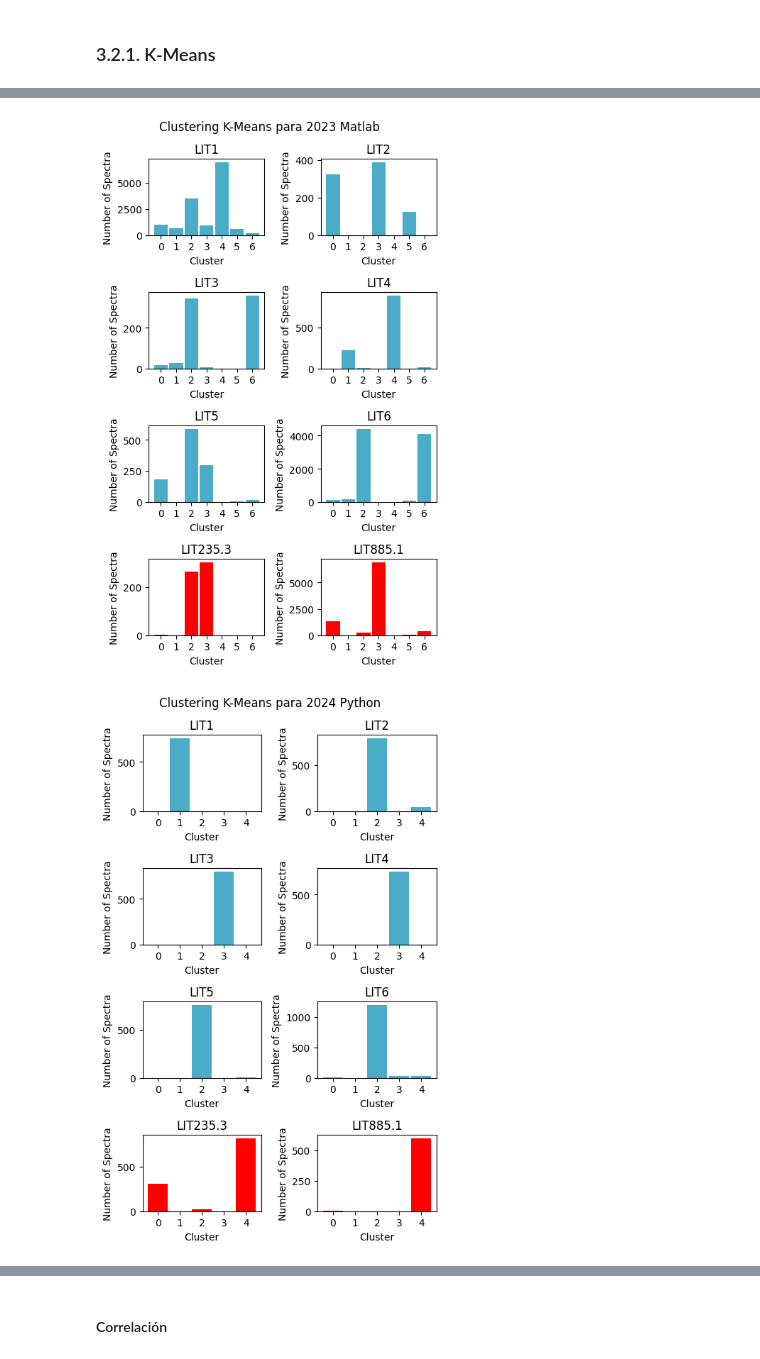
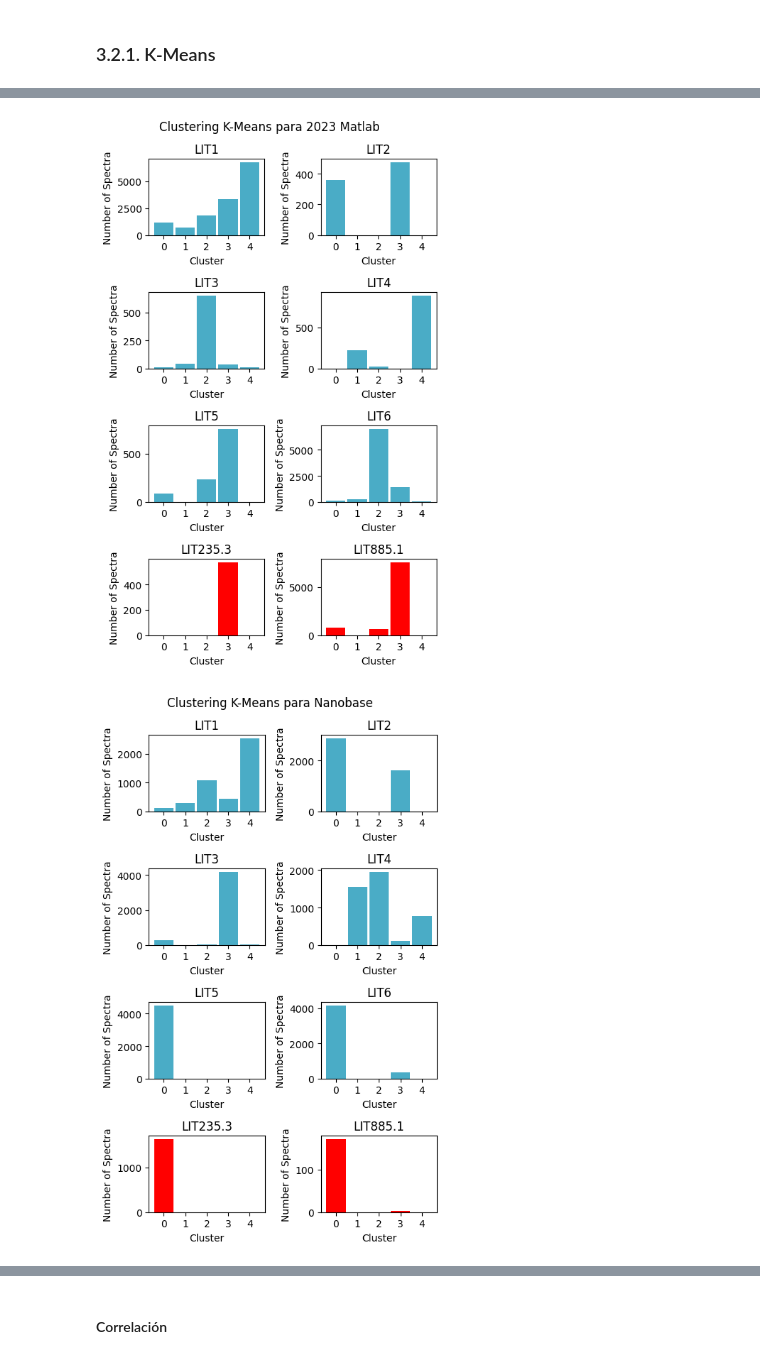
Before and after one commit to andreaperezasen/TFM-ML-Raman-Conchas-Arqueologicas, a Jupyter notebook: Code/Notebooks/main.ipynb, the cells around one changed output, grey strips where cells are left out. Cells and saved outputs as stored; diff of their text form; code cells hidden in the pictures.

```diff
--- a/Code/Notebooks/main.ipynb
+++ b/Code/Notebooks/main.ipynb
@@ -342,16 +342,16 @@ def clustering_K_Means(data, n_clusters):
 
 data_sonda_2024_Matlab_copy = data_sonda_2024_Matlab.copy()
 data_sonda_2023_Matlab_copy = data_sonda_2023_Matlab.copy()
-data_sonda_2024_Python_copy = data_sonda_2024_Python.copy()
+# data_sonda_2024_Python_copy = data_sonda_2024_Python.copy()
 data_nanobase_copy = data_nanobase.copy()
 
 data_sonda_2024_Matlab_copy, tiempo_2024_Matlab_KMeans = clustering_K_Means(data_sonda_2024_Matlab_copy, 5)
-data_sonda_2023_Matlab_copy, tiempo_2023_Matlab_KMeans = clustering_K_Means(data_sonda_2023_Matlab_copy, 7)
-data_sonda_2024_Python_copy, tiempo_2024_Python_Kmeans = clustering_K_Means(data_sonda_2024_Python_copy, 5)
+data_sonda_2023_Matlab_copy, tiempo_2023_Matlab_KMeans = clustering_K_Means(data_sonda_2023_Matlab_copy, 5)
+# data_sonda_2024_Python_copy, tiempo_2024_Python_Kmeans = clustering_K_Means(data_sonda_2024_Python_copy, 5)
 data_nanobase_copy, tiempo_nanobase_KMeans = clustering_K_Means(data_nanobase_copy, 5)
 
 print(f"Tiempo de ejecución de clustering K-Means para dataset de 2024 Matlab: {tiempo_2024_Matlab_KMeans:.2f} segundos")
 print(f"Tiempo de ejecución de clustering K-Means para dataset de 2023 Matlab: {tiempo_2023_Matlab_KMeans:.2f} segundos")
-print(f"Tiempo de ejecución de clustering K-Means para dataset de 2024 Python: {tiempo_2024_Python_Kmeans:.2f} segundos")
+# print(f"Tiempo de ejecución de clustering K-Means para dataset de 2024 Python: {tiempo_2024_Python_Kmeans:.2f} segundos")
 print(f"Tiempo de ejecución de clustering K-Means para dataset de Nanobase: {tiempo_nanobase_KMeans:.2f} segundos")
 # %% [output]
@@ -384,33 +383,33 @@ def plot_clusters_class_8muestras_2col(data, muestras, tipo_cluster='Cluster_KMe
         axes[row, col].bar(indices_cluster, cluster_counts, width=0.9, label=tipo_cluster, color = color_actual)
 
         # Editamos el título para cada muestra
         axes[row, col].set_title(f"{muestra}")
         axes[row, col].set_xticks(indices_cluster)
         axes[row, col].set_xticklabels(todos_clusters)
         axes[row, col].set_xlabel("Cluster")
         axes[row, col].set_ylabel("Number of Spectra")
 
 
     # Añado un título general
     fig.suptitle(title)
 
     # Ajustar espaciado entre subplots
     plt.tight_layout()
     plt.show()
 
 muestras_ordenadas = ['LIT1', 'LIT2', 'LIT3', 'LIT4', 'LIT5', 'LIT6', 'LIT235.3','LIT885.1']
 
 plot_clusters_class_8muestras_2col(data_sonda_2024_Matlab_copy, muestras_ordenadas,'Cluster_KMeans', title = "Clustering K-Means para 2024 Matlab", color_tipo = "#4AACC6" )
 plot_clusters_class_8muestras_2col(data_sonda_2023_Matlab_copy, muestras_ordenadas,'Cluster_KMeans', title = "Clustering K-Means para 2023 Matlab", color_tipo = "#4AACC6")
-plot_clusters_class_8muestras_2col(data_sonda_2024_Python_copy, muestras_ordenadas,'Cluster_KMeans', title = "Clustering K-Means para 2024 Python", color_tipo = "#4AACC6")
+# plot_clusters_class_8muestras_2col(data_sonda_2024_Python_copy, muestras_ordenadas,'Cluster_KMeans', title = "Clustering K-Means para 2024 Python", color_tipo = "#4AACC6")
 plot_clusters_class_8muestras_2col(data_nanobase_copy, muestras_ordenadas,'Cluster_KMeans', title = "Clustering K-Means para Nanobase", color_tipo = "#4AACC6")
 
 
 # plot_clusters_class_8muestras_4col(data_sonda_2024_Matlab_copy, muestras_ordenadas,tipo_cluster="Cluster_KMeans", title = "K-Means Clustering para 2024 Matlab")
 # plot_clusters_class_8muestras_4col(data_sonda_2023_Matlab_copy, muestras_ordenadas,tipo_cluster="Cluster_KMeans", title = "K-Means Clustering para 2023 Matlab")
 # plot_clusters_class_8muestras_4col(data_sonda_2024_Python_copy, muestras_ordenadas,tipo_cluster="Cluster_KMeans", title = "K-Means Clustering para 2024 Python")
 # plot_clusters_class_8muestras_4col(data_nanobase_copy, muestras_ordenadas,tipo_cluster="Cluster_KMeans", title = "K-Means Clustering para Nanobase")
 # %% [output]
 [figure]
-[figure, old version]
+[figure, new version]
-[figure, old version]
+[figure, new version]
```
Also changed, not shown: parts of 28 cells of this notebook.
